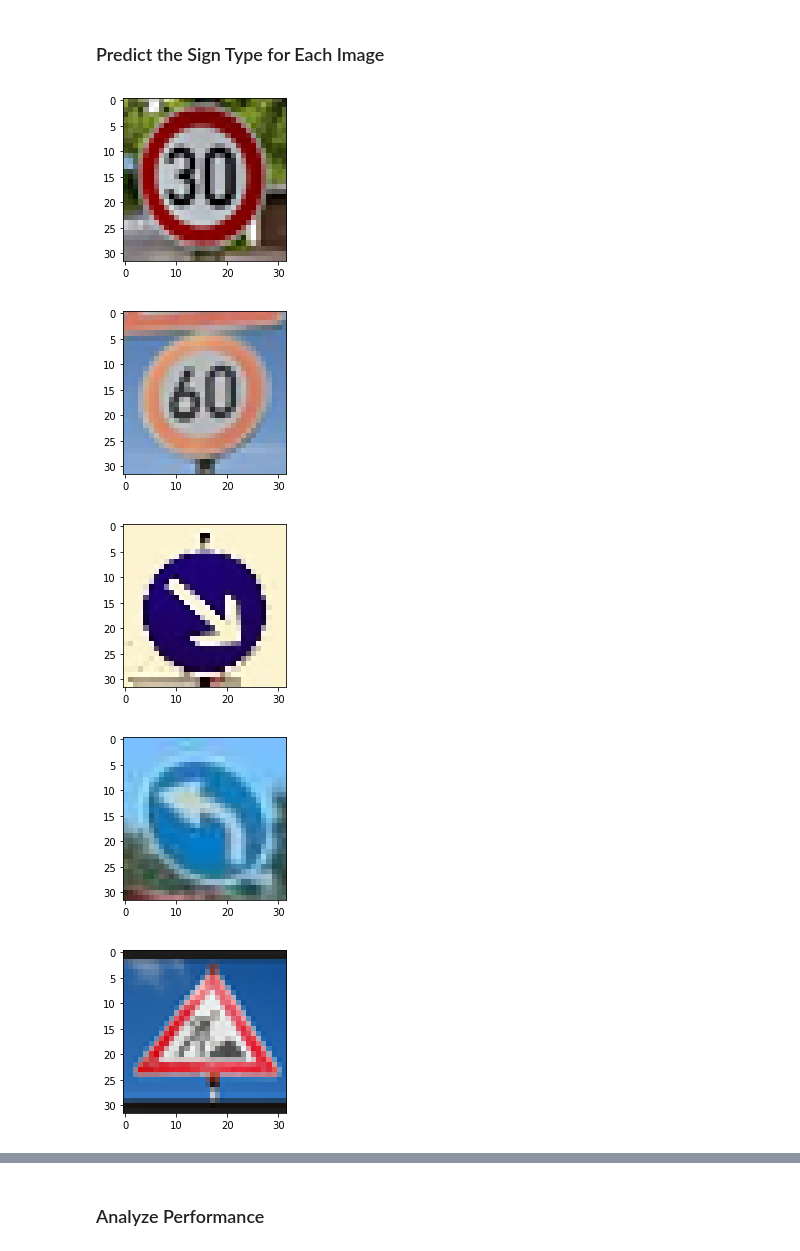
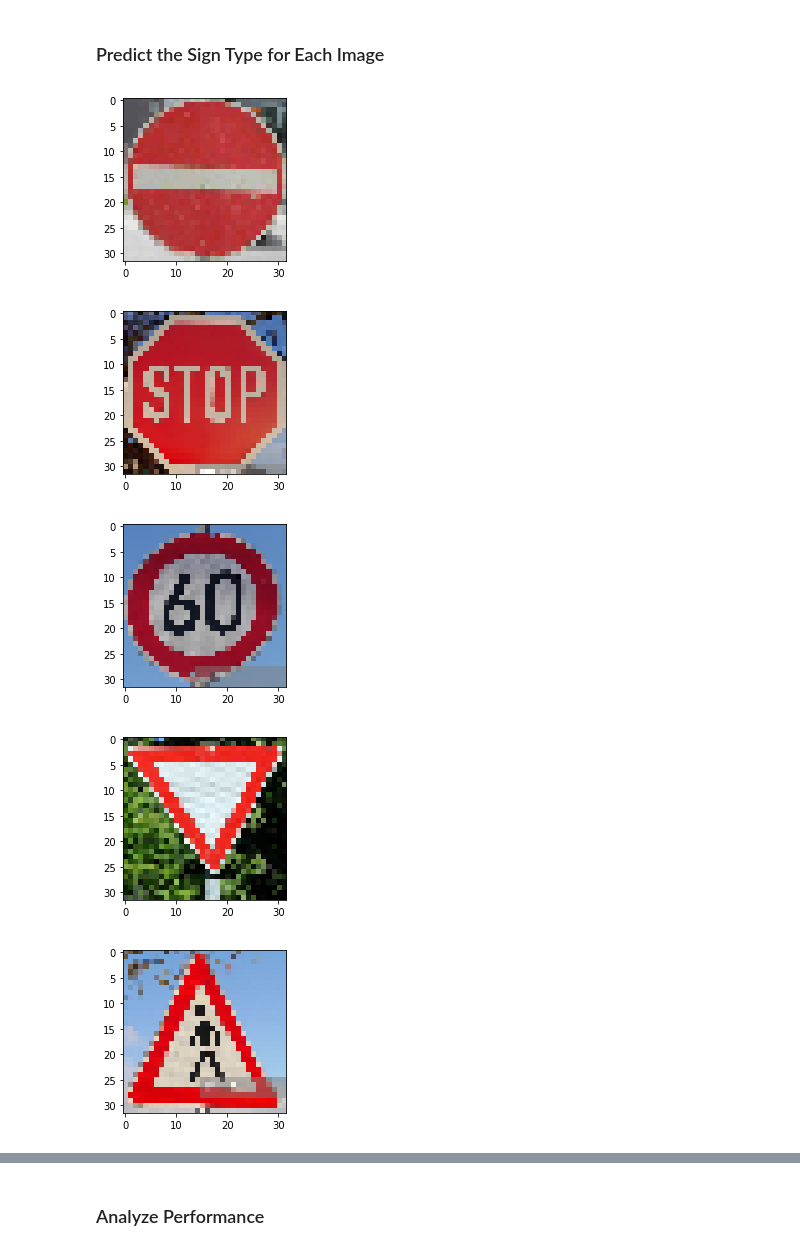
Before and after one commit to wpiHWzhao/Traffic-Sign-Classifier, a Jupyter notebook: Traffic_Sign_Classifier.ipynb, the cells around one changed output, grey strips where cells are left out. Cells and saved outputs as stored; diff of their text form; code cells hidden in the pictures.

```diff
--- a/Traffic_Sign_Classifier.ipynb
+++ b/Traffic_Sign_Classifier.ipynb
@@ -410,34 +388,50 @@ import cv2
 # %%
 ### Run the predictions here and use the model to output the prediction for each image.
 ### Make sure to pre-process the images with the same pre-processing pipeline used earlier.
 ### Feel free to use as many code cells as needed.
 
 import glob
 import matplotlib.image as mpimg
-image_list = glob.glob('mySigns/*.png')
+image_list_png = glob.glob('mySigns/*.png')
+image_list_jpg = glob.glob('mySigns/*.jpg')
 
 my_images = []
 
-if image_list is not None:
-    for img in image_list:
-        image = plt.imread(img)
+#if image_list is not None:
+    #for img in image_list:
+        #image = plt.imread(img)
+        #plt.figure(figsize=(10,3))
+        #plt.imshow(image)
+        #my_images.append(image)
+
+if image_list_jpg is not None:
+    for image in image_list_jpg:
+        img = cv2.imread(image)
+        img = cv2.resize(img, (32,32))
+        img = cv2.cvtColor(img, cv2.COLOR_BGR2RGB)
+        my_images.append(img)
         plt.figure(figsize=(10,3))
-        plt.imshow(image)
-        my_images.append(image)
+        plt.imshow(img)
+
 
 
 my_images = np.asarray(my_images)
 
 my_images_gry = np.sum(my_images/3, axis=3, keepdims=True)
 
 my_images_normalized = (my_images_gry - 128)/128
 
-my_labels = [1, 3, 38, 34, 25, 18]
+# my_labels_png = [1, 3, 38, 34, 25, 18]
+
+my_labels_jpg = [17, 14, 3, 13, 27]
+
+
 # plt.figure(figsize=(10,3))
 # plt.imshow(my_images_gry[0].squeeze())
+# print(my_images_gry.shape)
 # %% [output]
-[figure, old version]
+[figure, new version]
-[figure, old version]
+[figure, new version]
-[figure, old version]
+[figure, new version]
-[figure, old version]
+[figure, new version]
-[figure, old version]
+[figure, new version]
```
Also changed, not shown: parts of 21 cells of this notebook, 6 other files.
